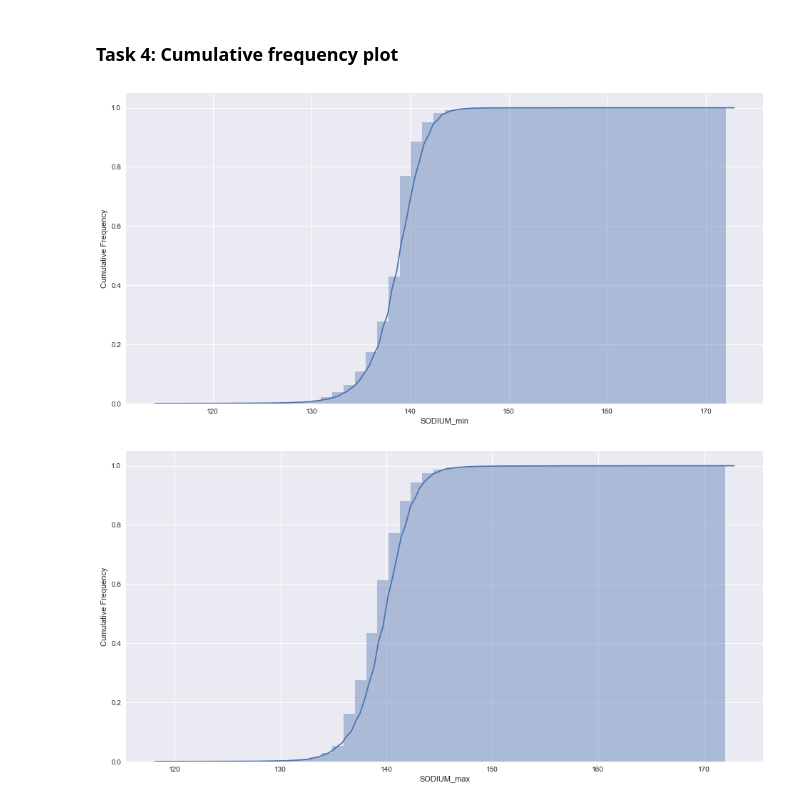
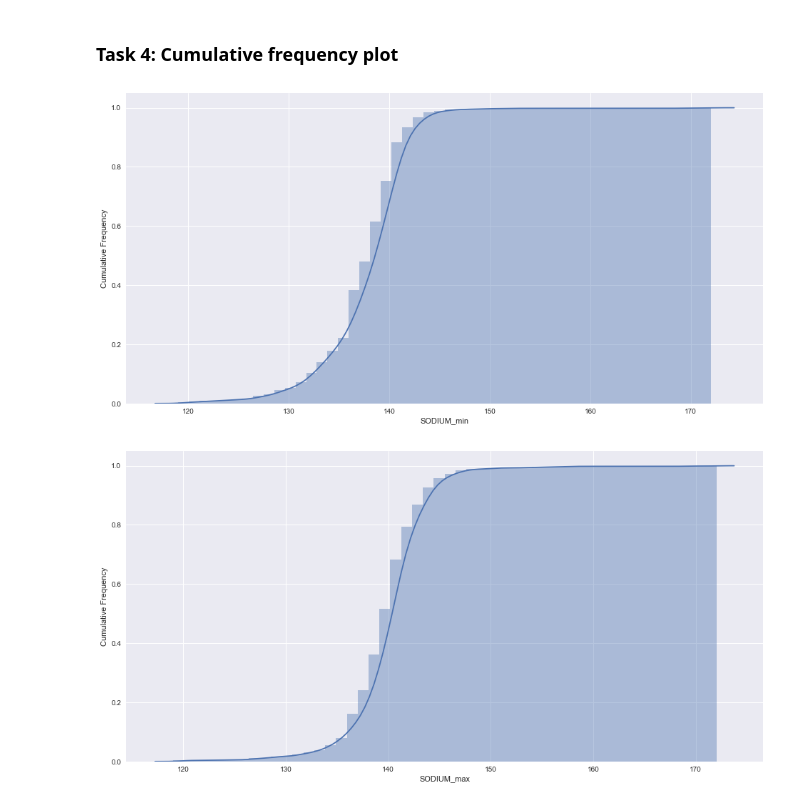
Before and after one commit to DuHao10086/ICPLM2017, a Jupyter notebook: Experiment.ipynb, the cells around one changed output. Drawn from its saved outputs; the diff is of its cells as text; code cells hidden in the pictures.

Commit message:
Seperate Min/Max Odd ratio; Update cumulative frequency plot

```diff
--- a/Experiment.ipynb
+++ b/Experiment.ipynb
@@ -205,26 +246,26 @@ for lab in lab_minmax:
 # %%
 for lab in lab_minmax:
     fig, ax = plt.subplots()
     tenth, nintieth = np.percentile(data[lab].dropna(), [5, 95])
 
-    crit_x = [i and j for i, j in zip(data['age'] < 18.0, data[lab].map(lambda x: ~np.isnan(x)))]
+    crit_x = [i and j for i, j in zip(data['included'], data[lab].map(lambda x: ~np.isnan(x)))]
     subjects = data.loc[crit_x, 'Research.ID'].unique()
     x = []
     y = []
     for i in subjects:
         temp = np.max(data.loc[data['Research.ID']==i, lab])
         x.append(temp)
 
         temp_y = np.max(data.loc[data['Research.ID']==i, 'included'])
         y.append(temp_y)
     #print(x[:100])
     #print(y[:100])
 
     sns.distplot(x,
              hist_kws=dict(cumulative=True),
              kde_kws=dict(cumulative=True))
     ax.set_xlabel(lab)
     ax.set_ylabel("Cumulative Frequency")
 # %% [output]
-[figure, old version]
+[figure, new version]
-[figure, old version]
+[figure, new version]
```
Also changed, not shown: parts of 2 cells of this notebook.
